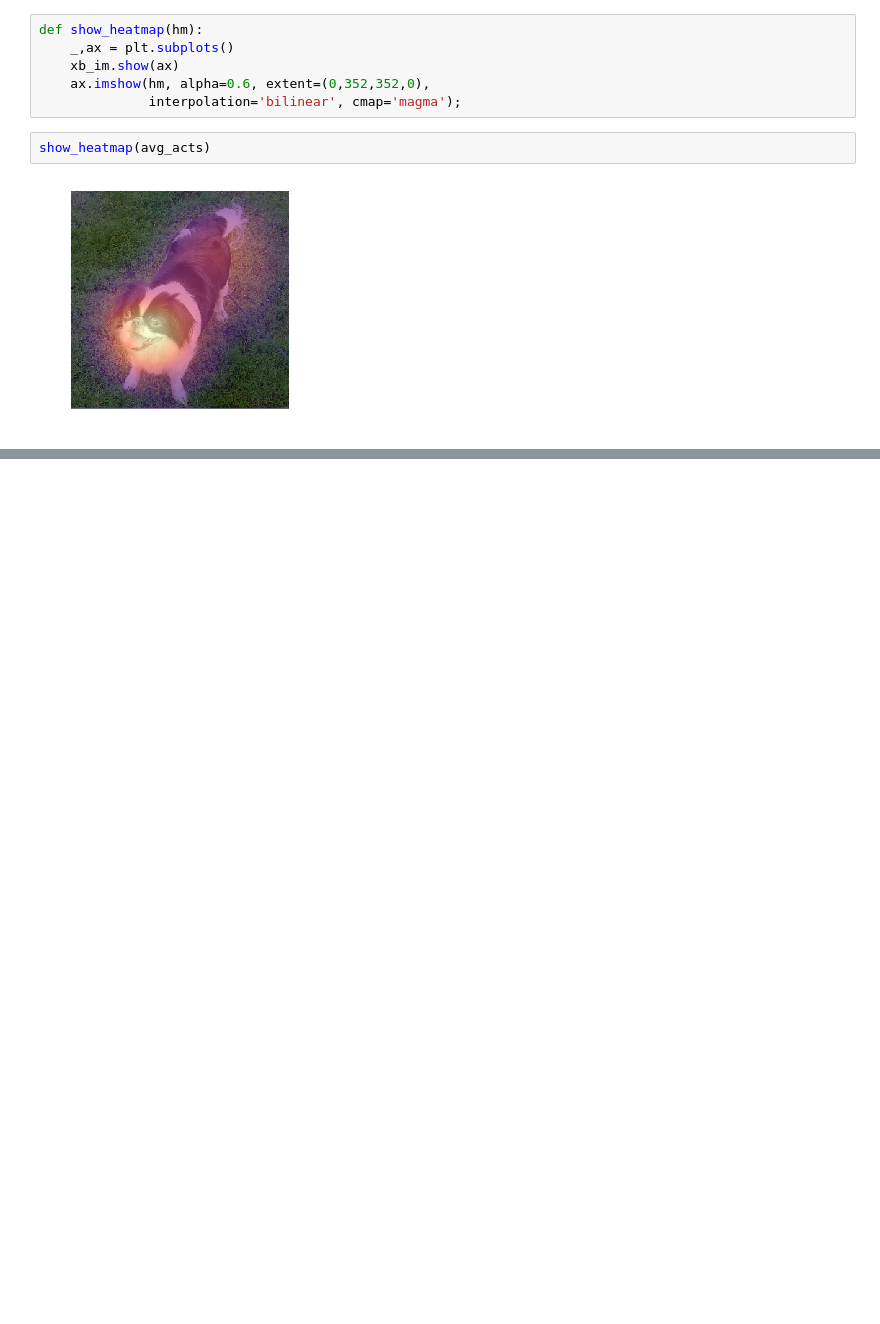
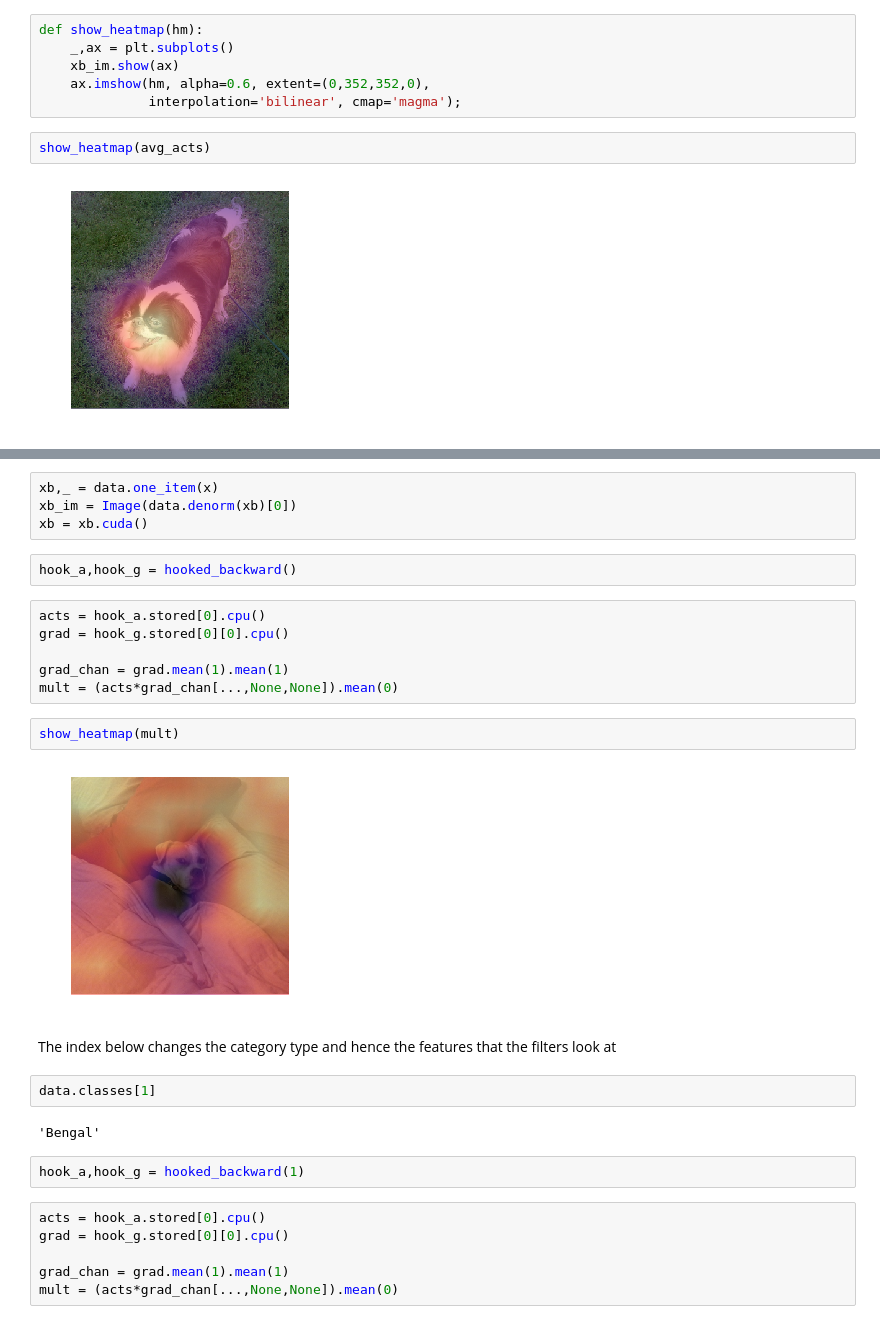
Before and after one commit to Data-drone/fast_ai_homework, a Jupyter notebook: week_6_pets_more.ipynb, the cells around one changed output, grey strips where cells are left out. Cells and saved outputs as stored; diff of their text form; blank space fills up the shorter version.

```diff
--- a/week_6_pets_more.ipynb
+++ b/week_6_pets_more.ipynb
@@ -152,0 +179,30 @@ show_heatmap(avg_acts)
+# %%
+xb,_ = data.one_item(x)
+xb_im = Image(data.denorm(xb)[0])
+xb = xb.cuda()
+# %%
+hook_a,hook_g = hooked_backward()
+# %%
+acts = hook_a.stored[0].cpu()
+grad = hook_g.stored[0][0].cpu()
+
+grad_chan = grad.mean(1).mean(1)
+mult = (acts*grad_chan[...,None,None]).mean(0)
+# %%
+show_heatmap(mult)
+# %% [output]
+[figure, added]
+# %% [markdown]
+The index below changes the category type and hence the features that the filters look at
+# %%
+data.classes[1]
+# %% [output]
+'Bengal'
+# %%
+hook_a,hook_g = hooked_backward(1)
+# %%
+acts = hook_a.stored[0].cpu()
+grad = hook_g.stored[0][0].cpu()
+
+grad_chan = grad.mean(1).mean(1)
+mult = (acts*grad_chan[...,None,None]).mean(0)
```
Also changed, not shown: parts of 12 cells of this notebook.
